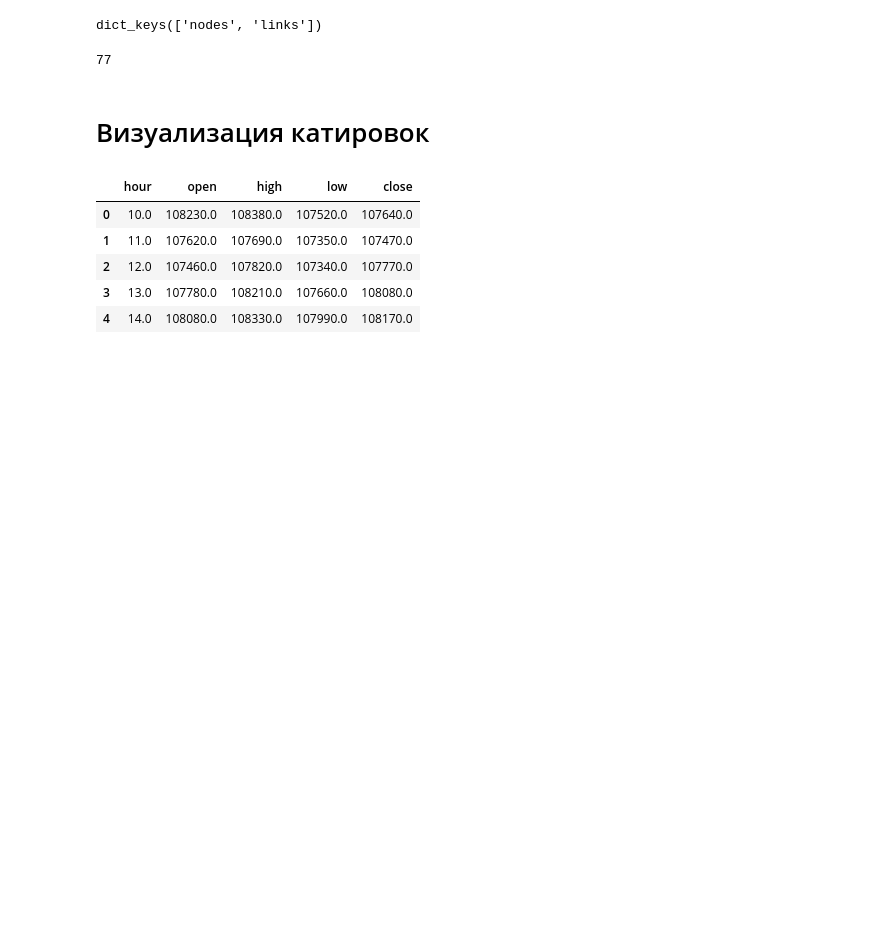
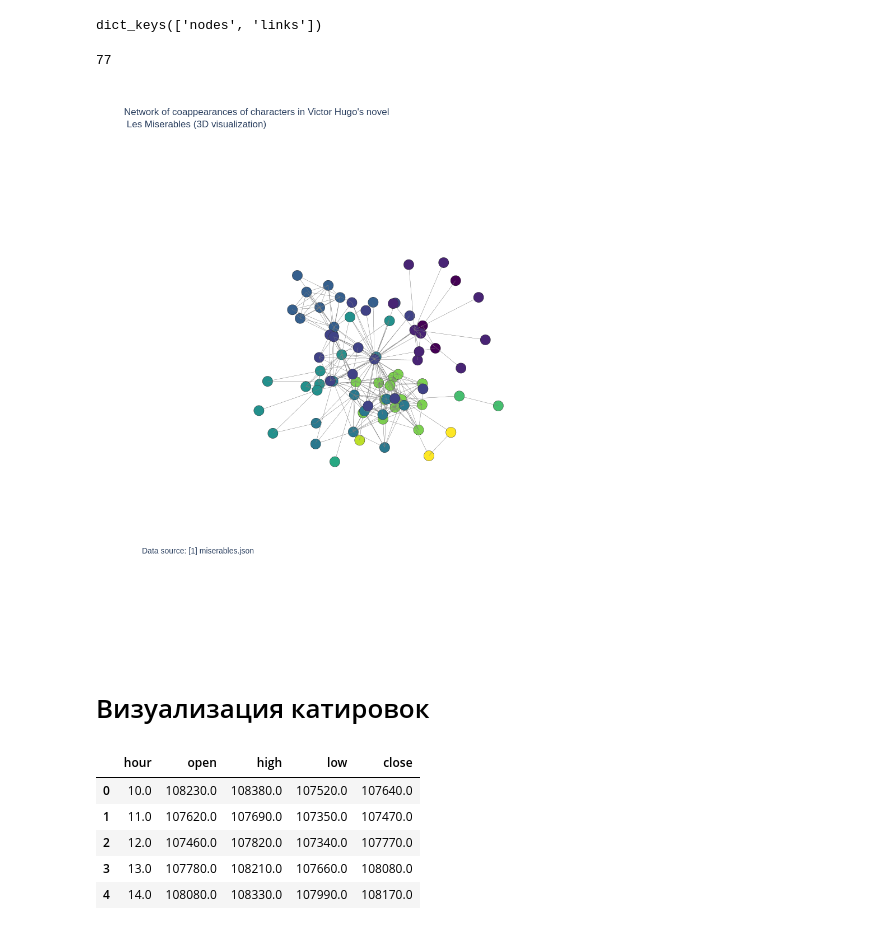
Before and after one commit to Saxsafon/Analysis, a Jupyter notebook: III_Visualizing/Plotly.ipynb, the cells around one changed output. Saved outputs shown, nothing was run; the diff lists cells and outputs as text; code cells hidden in the pictures; blank space fills up the shorter version.

```diff
--- a/III_Visualizing/Plotly.ipynb
+++ b/III_Visualizing/Plotly.ipynb
@@ -687,11 +697,13 @@ layout = go.Layout(
 # %%
 data=[trace1, trace2]
 fig = go.Figure(data=data, layout=layout)
 
 # py.iplot(fig, filename='Les-Miserables')
 
-fig.show('svg')
-fig.write_html("data/results/3DGraph.html")
+fig.show(renderer="png")
+# fig.write_html("data/results/3DGraph.html")
+# %% [output]
+[figure, added]
 # %% [markdown]
 # Визуализация катировок
 # %%
```
Also changed, not shown: parts of 16 cells of this notebook.
